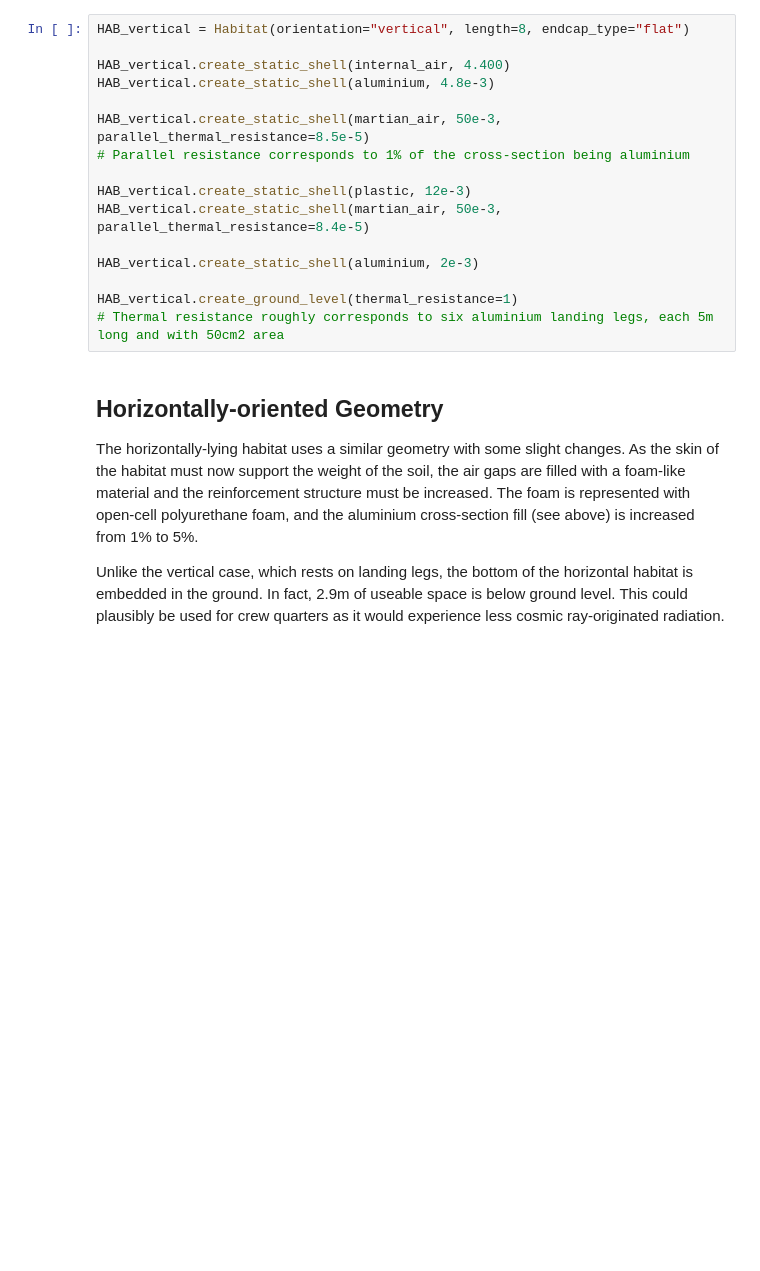
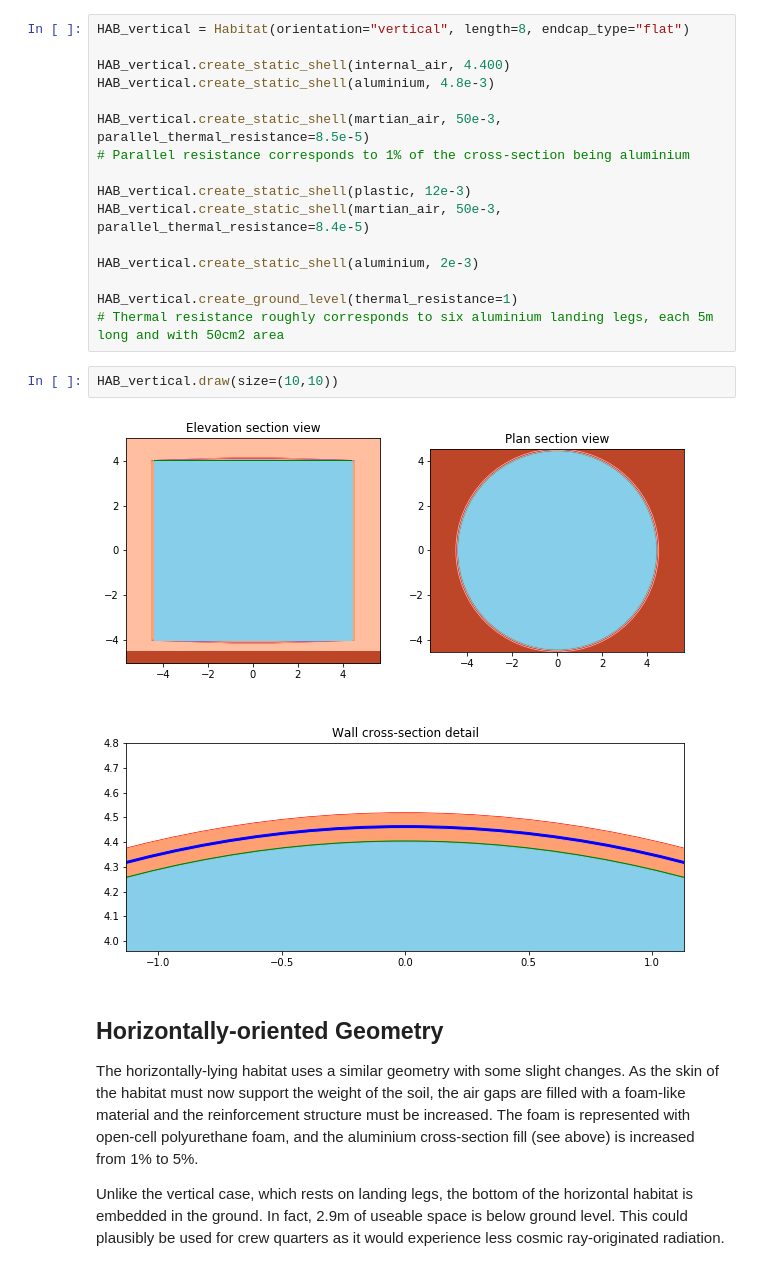
Before and after one commit to smross106/Syrtis, a Jupyter notebook: ISS_Module_Mars.ipynb, the cells around one changed output. Cells and saved outputs as stored; diff of their text form; blank space fills up the shorter version.

```diff
--- a/ISS_Module_Mars.ipynb
+++ b/ISS_Module_Mars.ipynb
@@ -54,6 +54,10 @@ HAB_vertical.create_static_shell(aluminium, 2e-3)
 
 HAB_vertical.create_ground_level(thermal_resistance=1)
 # Thermal resistance roughly corresponds to six aluminium landing legs, each 5m long and with 50cm2 area
+# %%
+HAB_vertical.draw(size=(10,10))
+# %% [output]
+[figure, added]
 # %% [markdown]
 ## Horizontally-oriented Geometry
 
```
Also changed, not shown: parts of 1 cell of this notebook, 1 other file.
